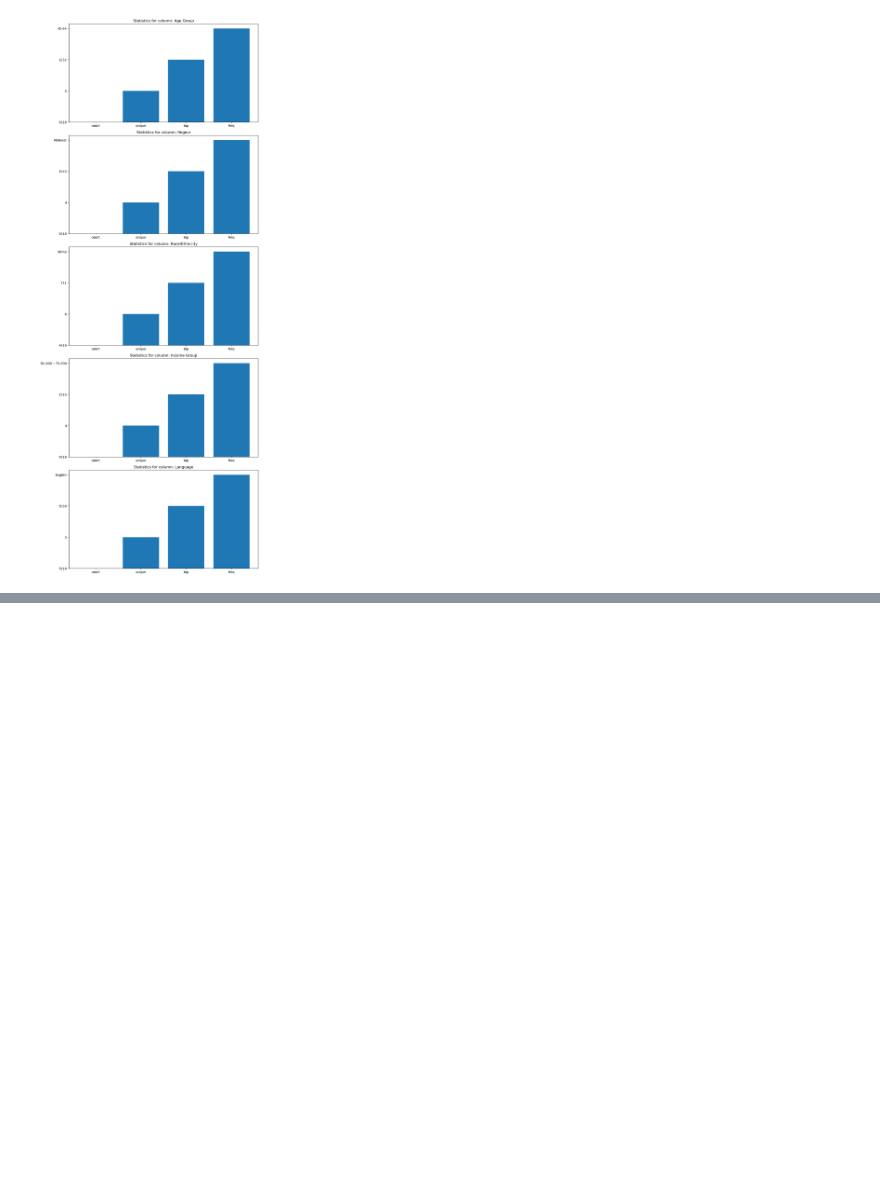
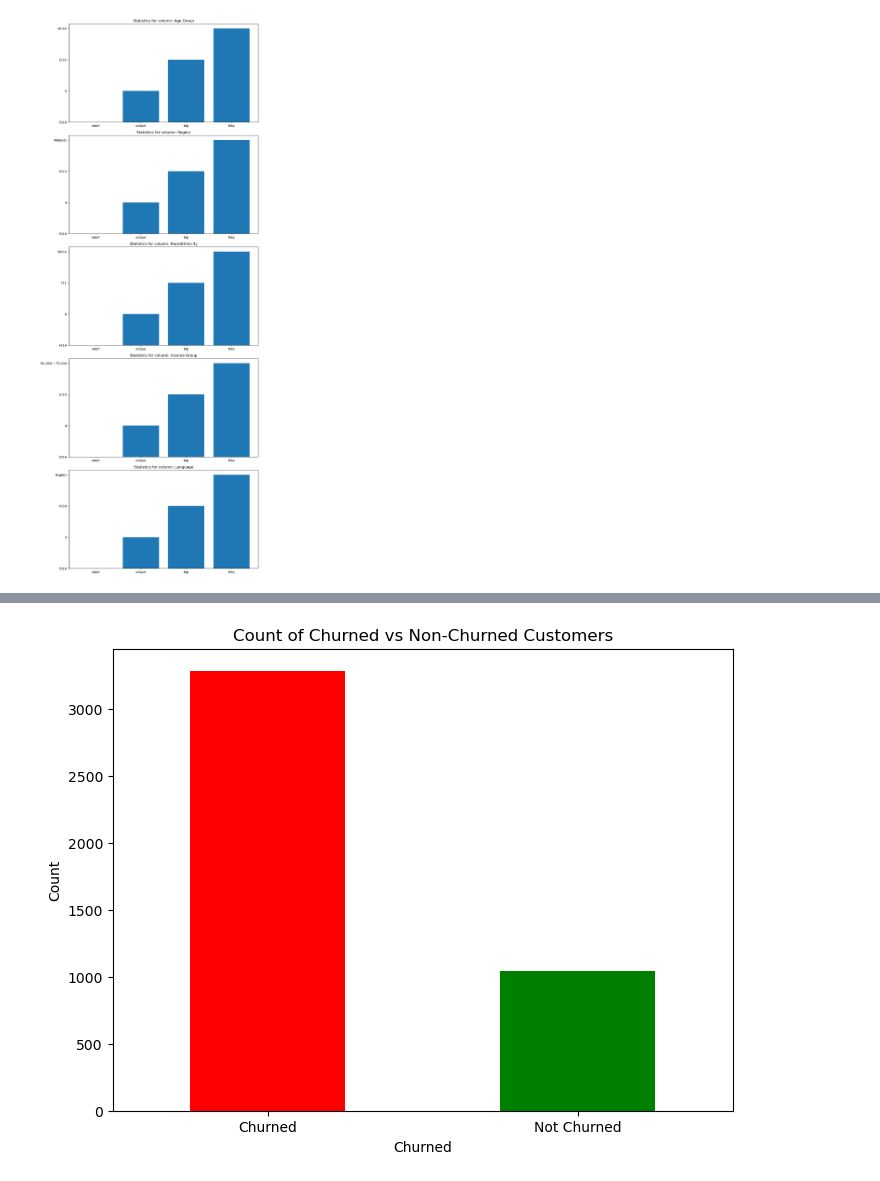
Before and after one commit to rafvrab/Diagnosing-the-Downturn-A-Multi-Channel-Sales-Analysis-, a Jupyter notebook: Notebook.ipynb, the cells around one changed output, grey strips where cells are left out. Cells and saved outputs as stored; diff of their text form; code cells hidden in the pictures; blank space fills up the shorter version.

```diff
--- a/Notebook.ipynb
+++ b/Notebook.ipynb
@@ -1527,0 +1656,16 @@ plt.show()
+# %%
+# Step 1: Calculate the current date
+current_date = pd.to_datetime('today')
+
+# Step 2: Find the last purchase date for each customer
+last_purchase_date = sales_df.groupby('Customer ID')['Date'].max()
+
+# Step 3: Calculate the time elapsed since the last purchase for each customer
+time_since_last_purchase = current_date - last_purchase_date
+
+# Step 4: Identify customers who haven't made any purchases in more than 6 months
+churned_customers = time_since_last_purchase > pd.Timedelta(days=6*30)  # Assuming 30 days in a month
+
+# Display churned customers
+print("Churned Customers:")
+print(churned_customers[churned_customers].index)
@@ -1527,0 +1697,14 @@ plt.show()
+# %%
+# Count the number of churned and non-churned customers
+churned_counts = churned_customers.value_counts()
+
+# Plotting the counts
+plt.figure(figsize=(8, 6))
+churned_counts.plot(kind='bar', color=['red', 'green'])
+plt.title('Count of Churned vs Non-Churned Customers')
+plt.xlabel('Churned')
+plt.ylabel('Count')
+plt.xticks([0, 1], ['Churned', 'Not Churned'], rotation=0)
+plt.show()
+# %% [output]
+[figure, added]
```
Also changed, not shown: parts of 25 cells of this notebook.
